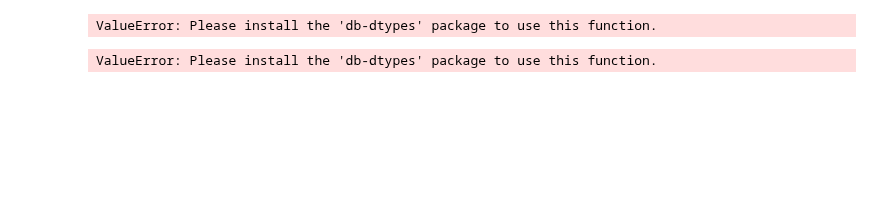
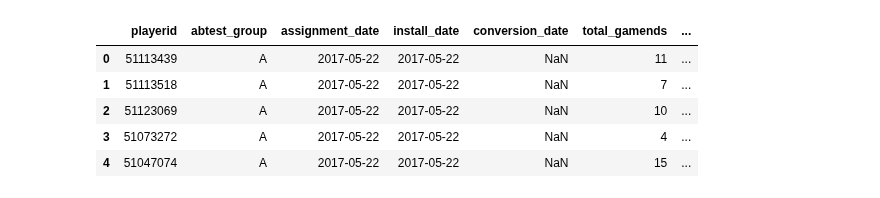
Before and after one commit to rmarinplana/personalProjects, a Jupyter notebook: EDA/gaming_analysis.ipynb, the cells around one changed output. Cells and saved outputs as stored; diff of their text form; code cells hidden in the pictures; blank space fills up the shorter version.

```diff
--- a/EDA/gaming_analysis.ipynb
+++ b/EDA/gaming_analysis.ipynb
@@ -30,10 +53,0 @@ def gcp2df(query):
-# %%
-query = ('''
-    SELECT *
-    FROM `king-ds-recruit-candidate-635.abtest.activity`
-    LIMIT 100
-    ''')
-
-df = gcp2df(query)
-# %% [output]
-ValueError: Please install the 'db-dtypes' package to use this function.
@@ -40,4 +83,11 @@ ValueError: Please install the 'db-dtypes' package to use this function.
+# %%
+df = pd.read_csv("../../../king.csv", index_col=0)
 # %%
-df.to_dataframe()
+df.head()
 # %% [output]
-ValueError: Please install the 'db-dtypes' package to use this function.
+|  | playerid | abtest_group | assignment_date | install_date | conversion_date | total_gamends | ... |
+| 0 | 51113439 | A | 2017-05-22 | 2017-05-22 | NaN | 11 | ... |
+| 1 | 51113518 | A | 2017-05-22 | 2017-05-22 | NaN | 7 | ... |
+| 2 | 51123069 | A | 2017-05-22 | 2017-05-22 | NaN | 10 | ... |
+| 3 | 51073272 | A | 2017-05-22 | 2017-05-22 | NaN | 4 | ... |
+| 4 | 51047074 | A | 2017-05-22 | 2017-05-22 | NaN | 15 | ... |
```
Also changed, not shown: parts of 25 cells of this notebook.
